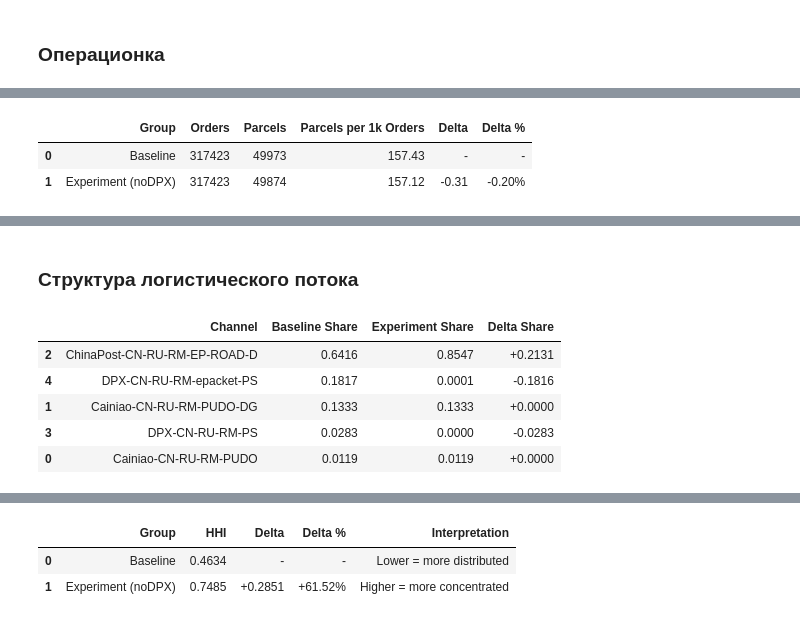
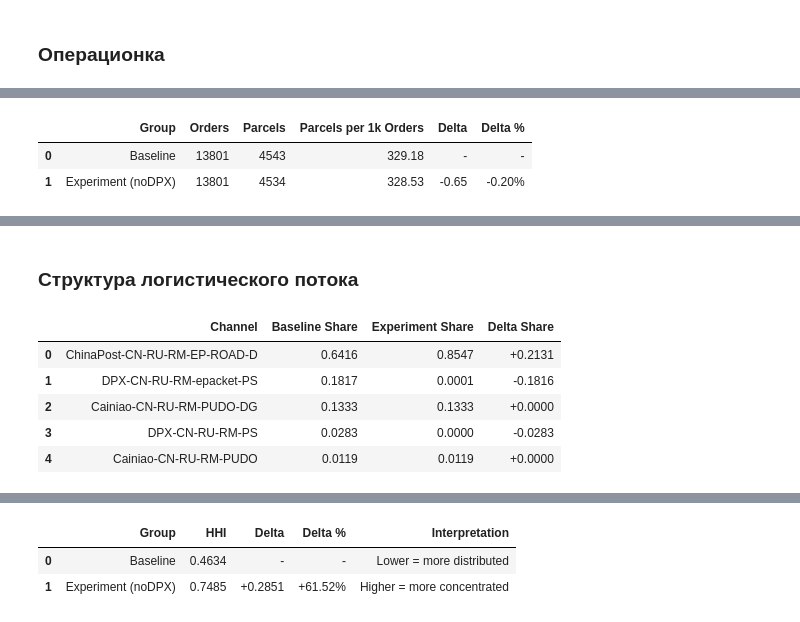
Before and after one commit to kir-sth/joom, a Jupyter notebook: notebooks/dpx_shutdown_impact.ipynb, the cells around one changed output, grey strips where cells are left out. Drawn from its saved outputs; the diff is of its cells as text; code cells hidden in the pictures.

```diff
--- a/notebook.ipynb
+++ b/notebooks/dpx_shutdown_impact.ipynb
@@ -745,41 +731,41 @@ h4_summary
 # %%
-n_orders_base = base_orders.size
-n_orders_exp = exp_orders.size
-n_parcels_base = base_parcels.size
-n_parcels_exp = exp_parcels.size
+n_orders_base = len(base_orders)
+n_orders_exp = len(exp_orders)
+n_parcels_base = len(base_parcels)
+n_parcels_exp = len(exp_parcels)
 
 parcels_per_1k_base = n_parcels_base / n_orders_base * 1000
 parcels_per_1k_exp = n_parcels_exp / n_orders_exp * 1000
 
 delta_parcels_per_1k = parcels_per_1k_exp - parcels_per_1k_base
 change_pct = (delta_parcels_per_1k / parcels_per_1k_base) * 100
 
 h5_summary = pd.DataFrame(
     [
         {
             "Group": "Baseline",
             "Orders": n_orders_base,
             "Parcels": n_parcels_base,
             "Parcels per 1k Orders": f"{parcels_per_1k_base:.2f}",
             "Delta": "-",
             "Delta %": "-",
         },
         {
             "Group": "Experiment (noDPX)",
             "Orders": n_orders_exp,
             "Parcels": n_parcels_exp,
             "Parcels per 1k Orders": f"{parcels_per_1k_exp:.2f}",
             "Delta": f"{delta_parcels_per_1k:+.2f}",
             "Delta %": f"{change_pct:+.2f}%",
         },
     ]
 )
 
 h5_summary
 # %% [output]
 |  | Group | Orders | Parcels | Parcels per 1k Orders | Delta | Delta % |
-| 0 | Baseline | 317423 | 49973 | 157.43 | - | - |
-| 1 | Experiment (noDPX) | 317423 | 49874 | 157.12 | -0.31 | -0.20% |
+| 0 | Baseline | 13801 | 4543 | 329.18 | - | - |
+| 1 | Experiment (noDPX) | 13801 | 4534 | 328.53 | -0.65 | -0.20% |
 # %%
 pw_base = base_parcels["fm.pw"]
 pw_exp = exp_parcels["fm.pw"]
@@ -846,25 +832,27 @@ h7_summary = (
         on="Channel",
         how="outer",
     )
-    .fillna(0)
+    .fillna(value=0)
 )
 
 h7_summary["Delta Share"] = h7_summary["Experiment Share"] - h7_summary["Baseline Share"]
+
+h7_summary = (
+    h7_summary.sort_values(by="Baseline Share", ascending=False).reset_index().drop(columns="index")
+)
 
 h7_summary["Baseline Share"] = h7_summary["Baseline Share"].apply(lambda x: f"{x:.4f}")
 h7_summary["Experiment Share"] = h7_summary["Experiment Share"].apply(lambda x: f"{x:.4f}")
 h7_summary["Delta Share"] = h7_summary["Delta Share"].apply(lambda x: f"{x:+.4f}")
 
-h7_summary = h7_summary.sort_values("Baseline Share", ascending=False)
-
 h7_summary
 # %% [output]
 |  | Channel | Baseline Share | Experiment Share | Delta Share |
-| 2 | ChinaPost-CN-RU-RM-EP-ROAD-D | 0.6416 | 0.8547 | +0.2131 |
-| 4 | DPX-CN-RU-RM-epacket-PS | 0.1817 | 0.0001 | -0.1816 |
-| 1 | Cainiao-CN-RU-RM-PUDO-DG | 0.1333 | 0.1333 | +0.0000 |
+| 0 | ChinaPost-CN-RU-RM-EP-ROAD-D | 0.6416 | 0.8547 | +0.2131 |
+| 1 | DPX-CN-RU-RM-epacket-PS | 0.1817 | 0.0001 | -0.1816 |
+| 2 | Cainiao-CN-RU-RM-PUDO-DG | 0.1333 | 0.1333 | +0.0000 |
 | 3 | DPX-CN-RU-RM-PS | 0.0283 | 0.0000 | -0.0283 |
-| 0 | Cainiao-CN-RU-RM-PUDO | 0.0119 | 0.0119 | +0.0000 |
+| 4 | Cainiao-CN-RU-RM-PUDO | 0.0119 | 0.0119 | +0.0000 |
 # %%
 ch_flow = (
     order_comparison.groupby(["fm.ch.base", "fm.ch.exp"], observed=True)
```
Also changed, not shown: parts of 15 cells of this notebook, 14 other files.
